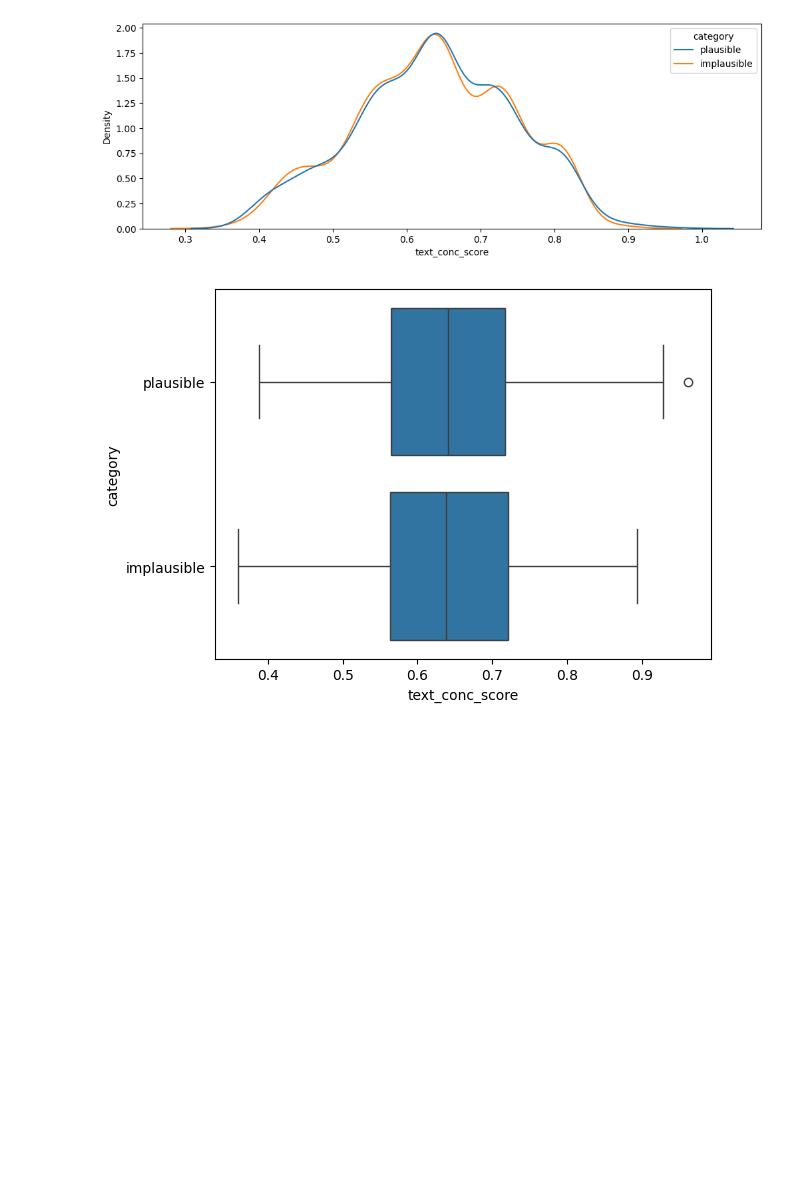
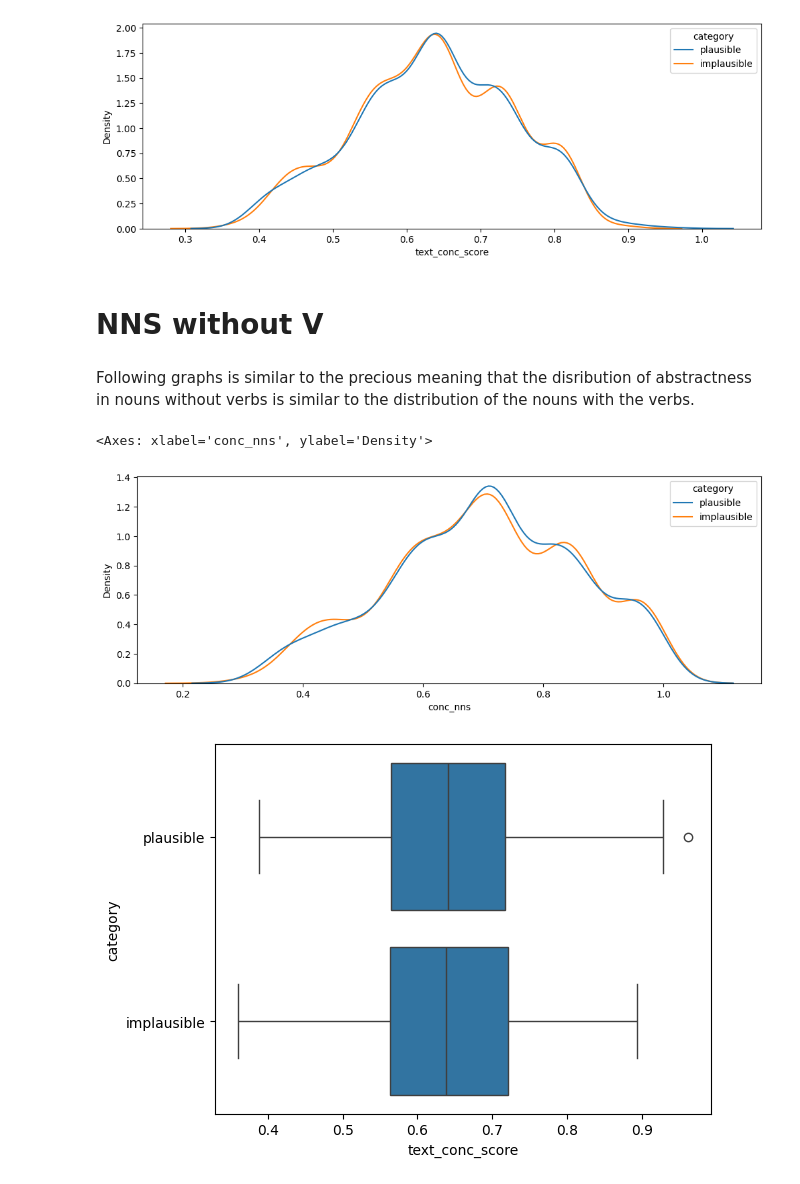
Before and after one commit to asarthaks/plausibility_classification, a Jupyter notebook: analysis/ExploratoryDataAnalysis - PEP.ipynb, the cells around one changed output. Cells and saved outputs as stored; diff of their text form; code cells hidden in the pictures; blank space fills up the shorter version.

```diff
--- a/analysis/ExploratoryDataAnalysis - PEP.ipynb
+++ b/analysis/ExploratoryDataAnalysis - PEP.ipynb
@@ -309,6 +324,18 @@ sns.kdeplot(data=df, x='text_conc_score', hue='category', ax=ax)
 # %% [output]
 <Axes: xlabel='text_conc_score', ylabel='Density'>
 [figure]
+# %% [markdown]
+# NNS without V
+# %% [markdown]
+Following graphs is similar to the precious meaning that the disribution of abstractness in nouns without verbs is similar to the distribution of the nouns with the verbs.
+# %%
+import seaborn as sns
+
+fig, ax = plt.subplots(figsize=(12, 4))
+sns.kdeplot(data=df, x='conc_nns', hue='category', ax=ax)
+# %% [output]
+<Axes: xlabel='conc_nns', ylabel='Density'>
+[figure, added]
 # %%
 import seaborn as sns
 
```
Also changed, not shown: parts of 3 cells of this notebook.
